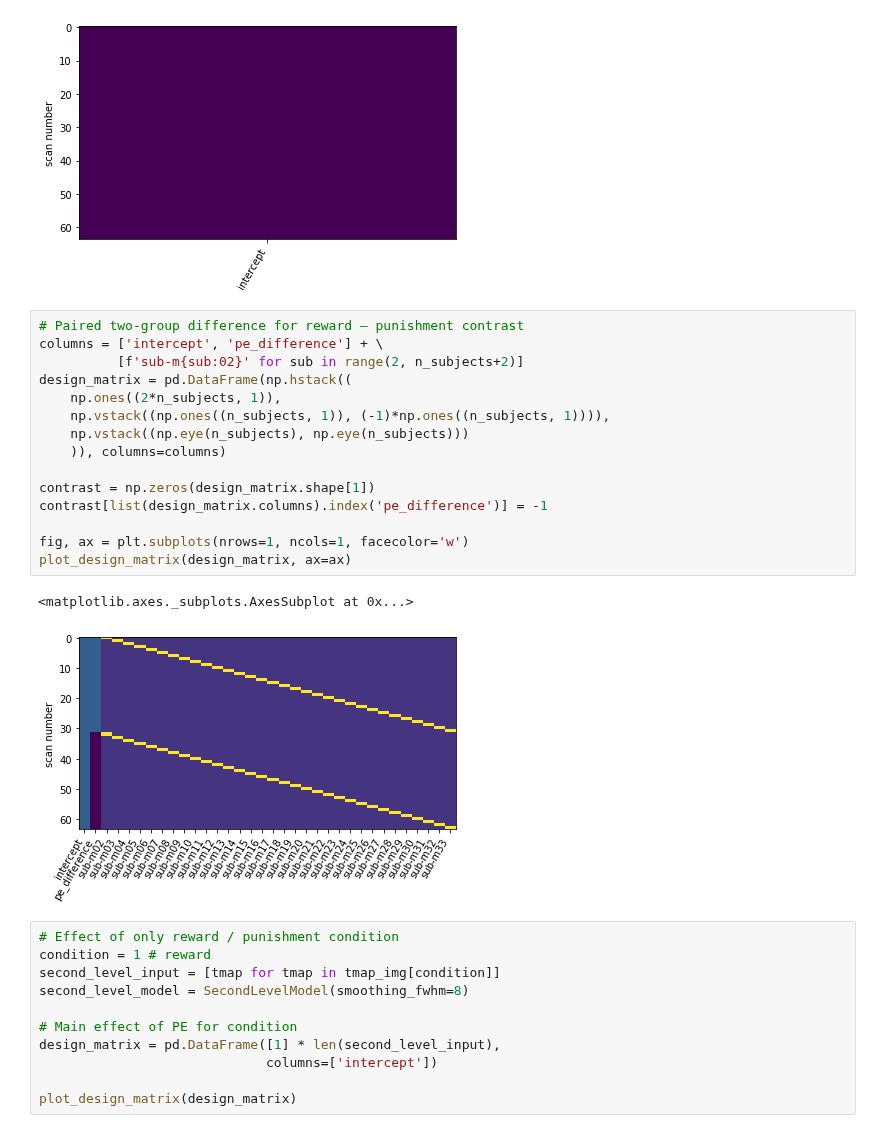
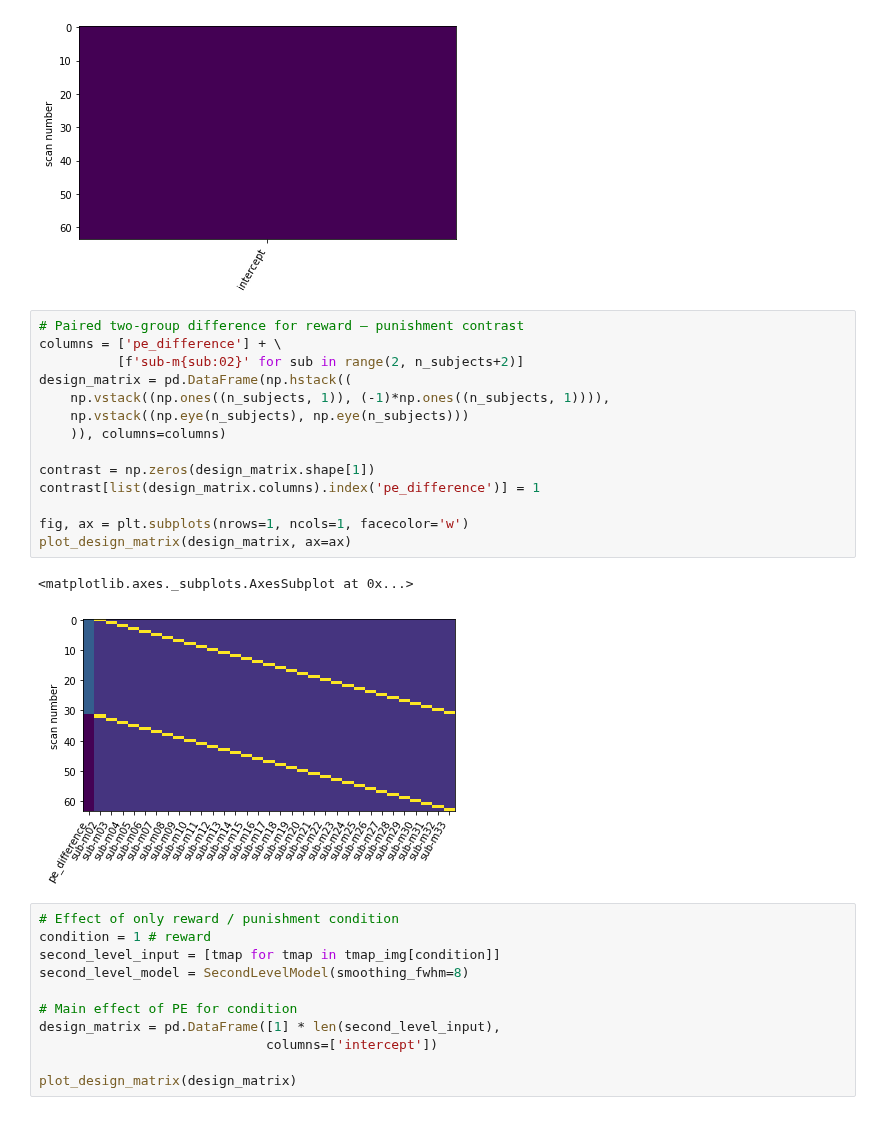
Before and after one commit to kbonna/decidenet, a Jupyter notebook: activation_analysis/dn_aa_02_pe_sign_activations_second.ipynb, the cells around one changed output. Drawn from its saved outputs; the diff is of its cells as text.

```diff
--- a/activation_analysis/dn_aa_02_pe_sign_activations_second.ipynb
+++ b/activation_analysis/dn_aa_02_pe_sign_activations_second.ipynb
@@ -70,22 +70,21 @@ plot_design_matrix(design_matrix)
 [figure]
 # %%
 # Paired two-group difference for reward – punishment contrast
-columns = ['intercept', 'pe_difference'] + \
+columns = ['pe_difference'] + \
           [f'sub-m{sub:02}' for sub in range(2, n_subjects+2)]
 design_matrix = pd.DataFrame(np.hstack((
-    np.ones((2*n_subjects, 1)),
     np.vstack((np.ones((n_subjects, 1)), (-1)*np.ones((n_subjects, 1)))),
     np.vstack((np.eye(n_subjects), np.eye(n_subjects)))
     )), columns=columns)
 
 contrast = np.zeros(design_matrix.shape[1])
-contrast[list(design_matrix.columns).index('pe_difference')] = -1
+contrast[list(design_matrix.columns).index('pe_difference')] = 1
 
 fig, ax = plt.subplots(nrows=1, ncols=1, facecolor='w')
 plot_design_matrix(design_matrix, ax=ax)
 # %% [output]
 <matplotlib.axes._subplots.AxesSubplot at 0x...>
-[figure, old version]
+[figure, new version]
 # %%
 # Effect of only reward / punishment condition
 condition = 1 # reward
```
Also changed, not shown: parts of 4 cells of this notebook, 3 other files.
